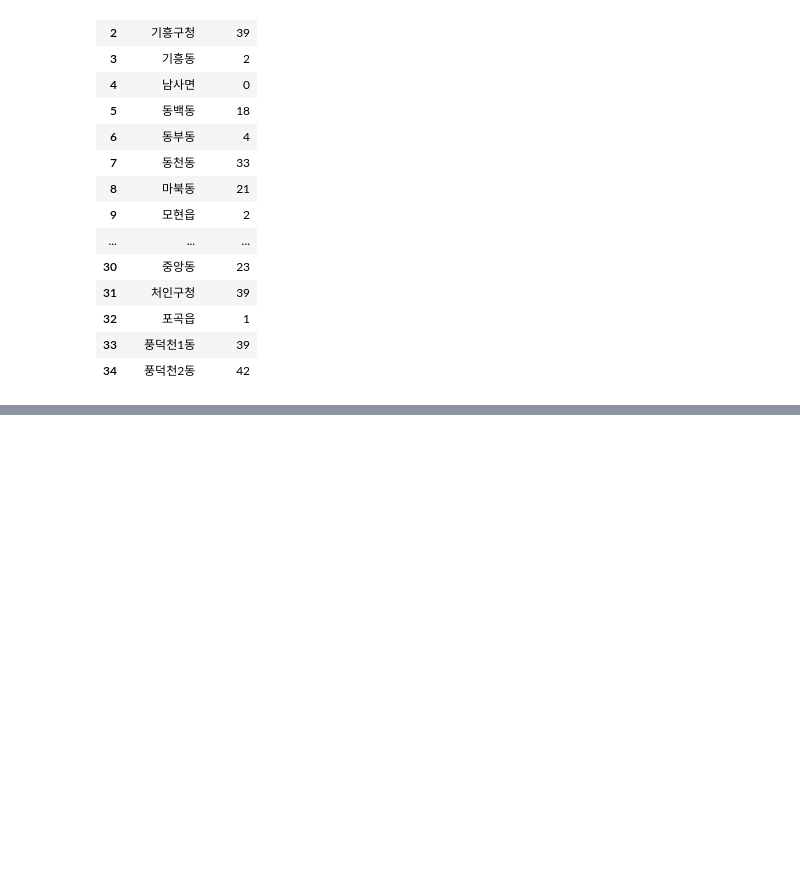
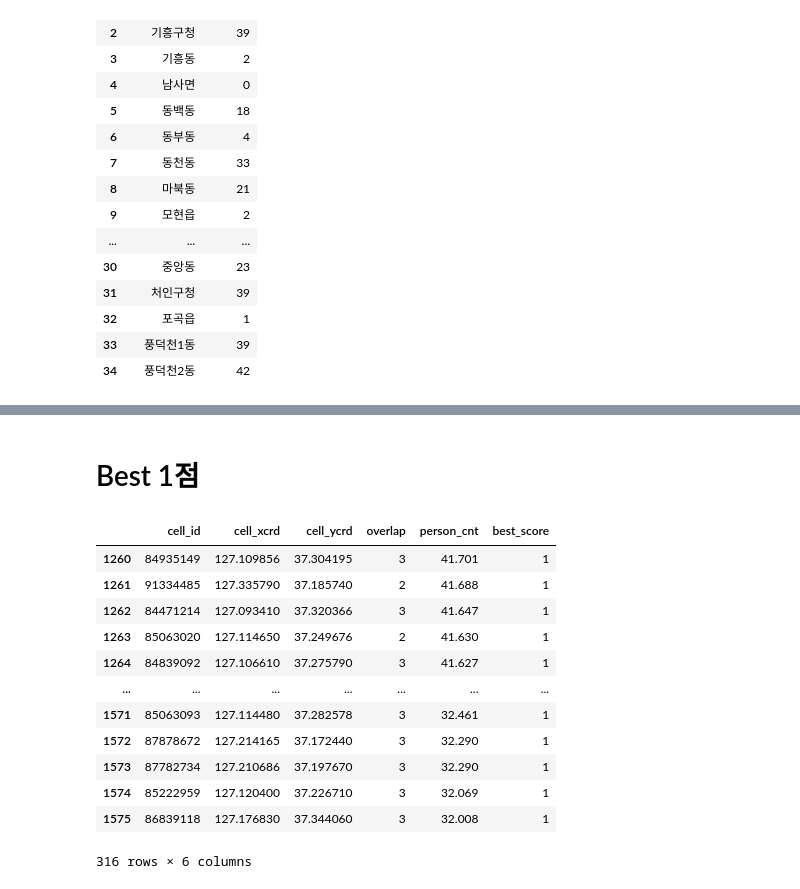
Before and after one commit to Lynnsdata/electric_project, a Jupyter notebook: 관공서 가중치.ipynb, the cells around one changed output, grey strips where cells are left out. Drawn from its saved outputs; the diff is of its cells as text; code cells hidden in the pictures; blank space fills up the shorter version.

```diff
--- a/관공서 가중치.ipynb
+++ b/관공서 가중치.ipynb
@@ -281,0 +498,19 @@ df_all_4
+# %% [markdown]
+# Best 1점
+# %%
+best_1 = best[best['best_score'] == 1]
+best_1
+# %% [output]
+|  | cell_id | cell_xcrd | cell_ycrd | overlap | person_cnt | best_score |
+| 1260 | 84935149 | 127.109856 | 37.304195 | 3 | 41.701 | 1 |
+| 1261 | 91334485 | 127.335790 | 37.185740 | 2 | 41.688 | 1 |
+| 1262 | 84471214 | 127.093410 | 37.320366 | 3 | 41.647 | 1 |
+| 1263 | 85063020 | 127.114650 | 37.249676 | 2 | 41.630 | 1 |
+| 1264 | 84839092 | 127.106610 | 37.275790 | 3 | 41.627 | 1 |
+| ... | ... | ... | ... | ... | ... | ... |
+| 1571 | 85063093 | 127.114480 | 37.282578 | 3 | 32.461 | 1 |
+| 1572 | 87878672 | 127.214165 | 37.172440 | 3 | 32.290 | 1 |
+| 1573 | 87782734 | 127.210686 | 37.197670 | 3 | 32.290 | 1 |
+| 1574 | 85222959 | 127.120400 | 37.226710 | 3 | 32.069 | 1 |
+| 1575 | 86839118 | 127.176830 | 37.344060 | 3 | 32.008 | 1 |
+316 rows × 6 columns
```
Also changed, not shown: parts of 20 cells of this notebook, 5 other files.
